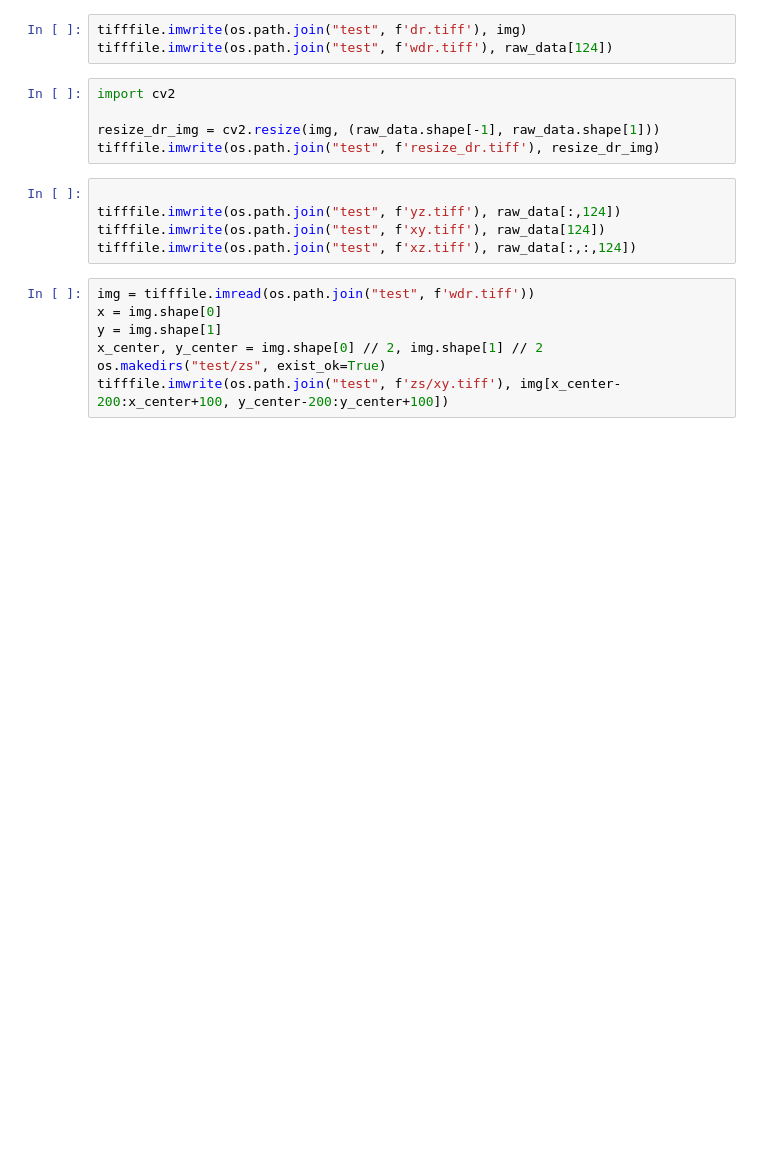
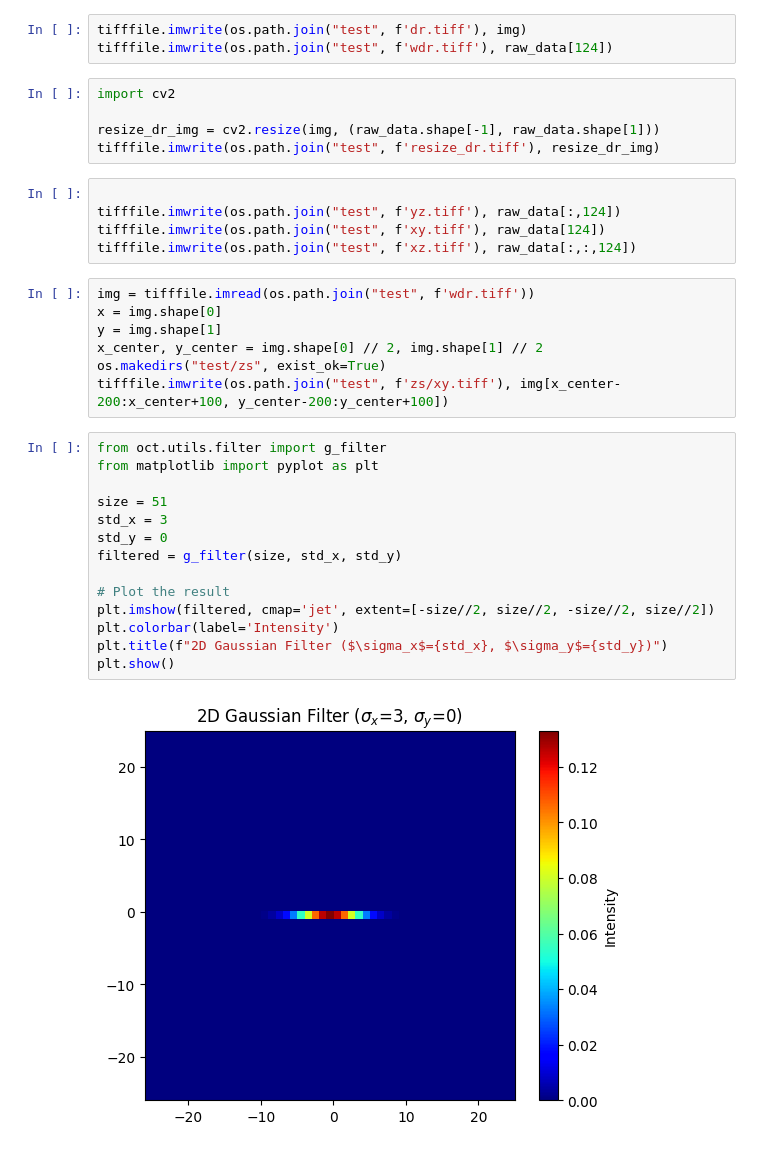
Before and after one commit to RamachandranKulothungan/SSAI-3D, a Jupyter notebook: oct/runs/custom_gaussian/custom_gaussian.ipynb, the cells around one changed output. Drawn from its saved outputs; the diff is of its cells as text; blank space fills up the shorter version.

```diff
--- a/oct/runs/custom_gaussian/custom_gaussian.ipynb
+++ b/oct/runs/custom_gaussian/custom_gaussian.ipynb
@@ -147,3 +147,19 @@ y = img.shape[1]
 x_center, y_center = img.shape[0] // 2, img.shape[1] // 2
 os.makedirs("test/zs", exist_ok=True)
 tifffile.imwrite(os.path.join("test", f'zs/xy.tiff'), img[x_center-200:x_center+100, y_center-200:y_center+100])
+# %%
+from oct.utils.filter import g_filter
+from matplotlib import pyplot as plt
+
+size = 51
+std_x = 3
+std_y = 0
+filtered = g_filter(size, std_x, std_y)
+
+# Plot the result
+plt.imshow(filtered, cmap='jet', extent=[-size//2, size//2, -size//2, size//2])
+plt.colorbar(label='Intensity')
+plt.title(f"2D Gaussian Filter ($\sigma_x$={std_x}, $\sigma_y$={std_y})")
+plt.show()
+# %% [output]
+[figure, added]
```
Also changed, not shown: parts of 1 cell of this notebook, 26 other files.
